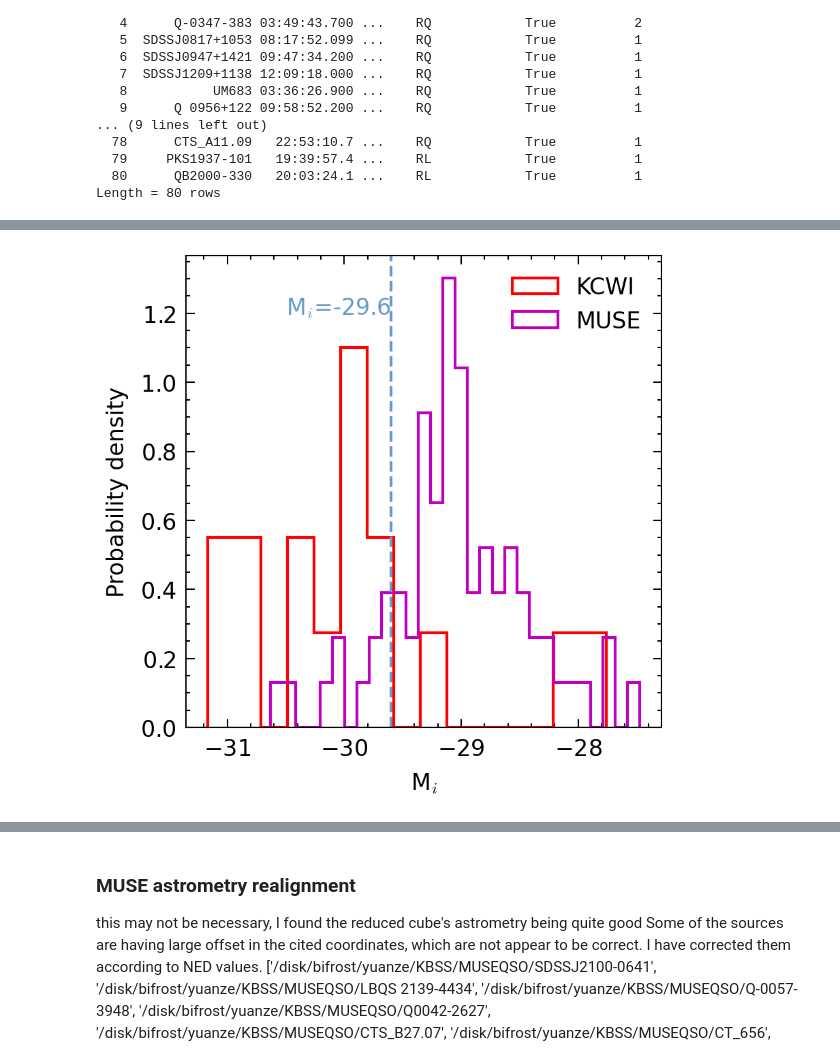
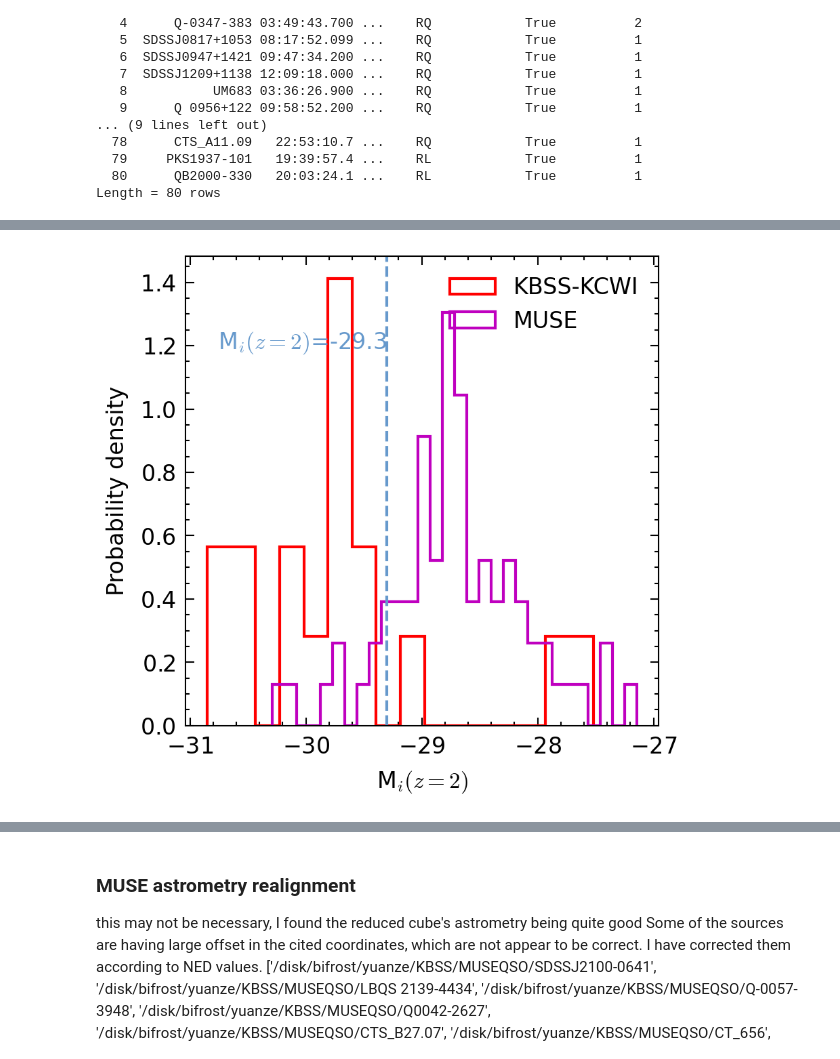
Before and after one commit to yuanzeding/KBSS_DataAnalysis, a Jupyter notebook: correlation.ipynb, the cells around one changed output, grey strips where cells are left out. Saved outputs shown, nothing was run; the diff lists cells and outputs as text; code cells hidden in the pictures.

```diff
--- a/correlation.ipynb
+++ b/correlation.ipynb
@@ -2490,15 +2681,16 @@ Length = 80 rows
 import pandas as pd
 from astropy.table import Table, Column
 import shlex
-MUSEQSO_updated= ascii.read(KBSSpath+"/MUSEQSO/meta/MUSEQSO_machine_readable_updated2.list",format="ipac")
-#Borisova16=pd.read_csv(KBSSpath+"/MUSEQSO/Borisova16_fixed.csv",index_col=0)
-#QSOMUSEUM=pd.read_csv(KBSSpath+"/MUSEQSO/QSOMUSEUM_fixed.csv",index_col=0)
+MUSEQSO_updated= ascii.read(KBSSpath+"/MUSEQSO/meta/MUSEQSO_machine_readable_updated.list",format="ipac")
+Borisova16=pd.read_csv(KBSSpath+"/MUSEQSO/meta/Borisova16_fixed.csv",index_col=0)
+QSOMUSEUM=pd.read_csv(KBSSpath+"/MUSEQSO/meta/QSOMUSEUM_fixed.csv",index_col=0)
 # %%
 from astropy.table import Table, Column
 import shlex
 
 iAB=[]
 Mi=[]
+Mi2=[]
 cutout = []
 cutout_Name=["LBQS 2139-4434"]
 for obj in MUSEQSO_updated['Quasar']:
@@ -2517,8 +2709,11 @@ for obj in MUSEQSO_updated['Quasar']:
     iAB.append(sentry["i_AB"].values[0])
     mu= 5.*np.log10(Planck18.luminosity_distance(sentry["z_sys"].values[0]).to(u.pc).value)-5 #distance modulus
     Mi.append(iAB[-1]-mu)
+    Mi2.append(iAB[-1]-mu-Kcorr(sentry["z_sys"].values[0]))
+
 MUSEQSO_updated.add_column(Column(name='i_AB', data=iAB))
 MUSEQSO_updated.add_column(Column(name='M_i', data=Mi))
+MUSEQSO_updated.add_column(Column(name='M_i_z2', data=Mi2))
 MUSEQSO_updated.add_column(Column(name='cutout', data=cutout))
 
 print(MUSEQSO_updated)
@@ -2544,0 +2740,5 @@ Length = 80 rows
+# %%
+from scipy import interpolate
+Kcorr_tab=np.genfromtxt(KBSSpath+"/Kcorr.csv",delimiter=",")
+
+Kcorr=interpolate.interp1d(Kcorr_tab[:,0],Kcorr_tab[:,1],fill_value="extrapolate")
@@ -2545,12 +2751,15 @@ Length = 80 rows
 # %%
 qsos_bright = ascii.read(KBSSpath+"/KCWI/qsos_bright.kcwi",format="ipac")
 Mi=[]
+Mi2=[]
 z_Lyaneb=[]
 for sentry in qsos_bright:
     iAB=sentry["i"]
     mu= 5.*np.log10(Planck18.luminosity_distance(sentry["z_sys"]).to(u.pc).value)-5 #distance modulus
     Mi.append(iAB-mu)
+    Mi2.append(iAB-mu-Kcorr(sentry["z_sys"]))
     z_Lyaneb.append(sentry["z_sys"])
 qsos_bright.add_column(Column(name='Mi', data=Mi))
 qsos_bright.add_column(Column(name='z_Lyaneb', data=z_Lyaneb))
+qsos_bright.add_column(Column(name='Mi_z2', data=Mi2))
 # %%
@@ -2558,16 +2791,16 @@ ascii.write(qsos_bright,KBSSpath+"/KCWI/qsos_bright_updated.list",format="ipac",
 # %%
 fig =  plt.figure(figsize = (3,3),dpi=300)
 ax = plt.subplot()
 colorlst=["#CC6677","#DDCC77","#6699CC"]
-ax.hist(qsos_bright["Mi"], histtype='step',bins=15,edgecolor="red",fill=False,density=True,label="KCWI")
-ax.hist(MUSEQSO_updated[MUSEQSO_updated['z_sys']<3.5]["M_i"].data, histtype='step',bins=30,edgecolor="m",fill=False,density=True,label="MUSE")
+ax.hist(qsos_bright["Mi_z2"], histtype='step',bins=16,edgecolor="red",fill=False,density=True,label="KBSS-KCWI")
+ax.hist(MUSEQSO_updated[MUSEQSO_updated['z_sys']<3.5]["M_i_z2"].data, histtype='step',bins=30,edgecolor="m",fill=False,density=True,label="MUSE")
 ax.set_ylabel("Probability density")
 #ax.set_ylabel("number of sources")
-ax.text(-29.6,1.25,r"M$_{i}$=-29.6",ha="right",va="top",color=colorlst[2])
-ax.set_xlabel(r"M$_{i}$")
+ax.text(-29.3,1.25,r"M$_{i}(z=2)$=-29.3",ha="right",va="top",color=colorlst[2])
+ax.set_xlabel(r"M$_{i}(z=2)$")
 ax.legend()
-ax.axvline(-29.6,ls="--",color=colorlst[2])
-fig.savefig(KBSSpath+"/fig/sample.pdf")
+ax.axvline(-29.3,ls="--",color=colorlst[2])
+fig.savefig(KBSSpath+"/fig/sample_zcorr.pdf")
 # %% [output]
-[figure, old version]
+[figure, new version]
 # %%
```
Also changed, not shown: parts of 29 cells of this notebook, 9 other files.
